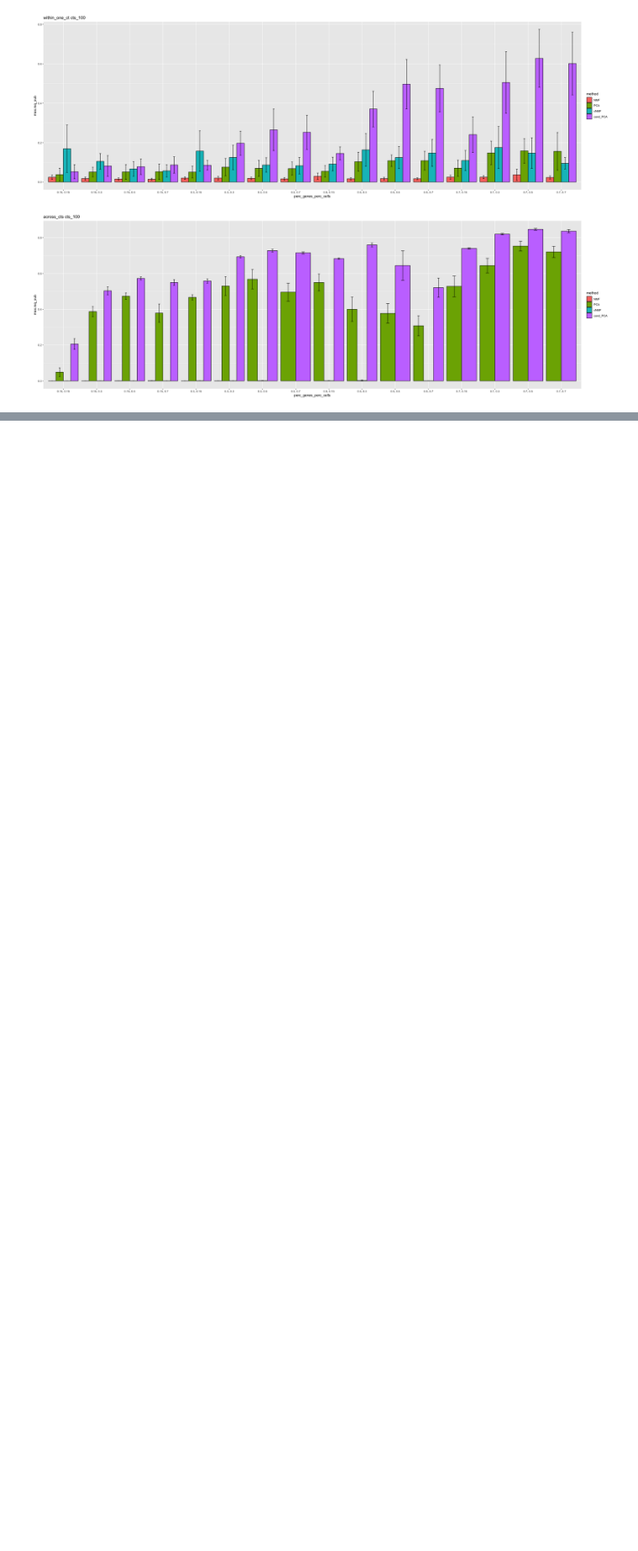
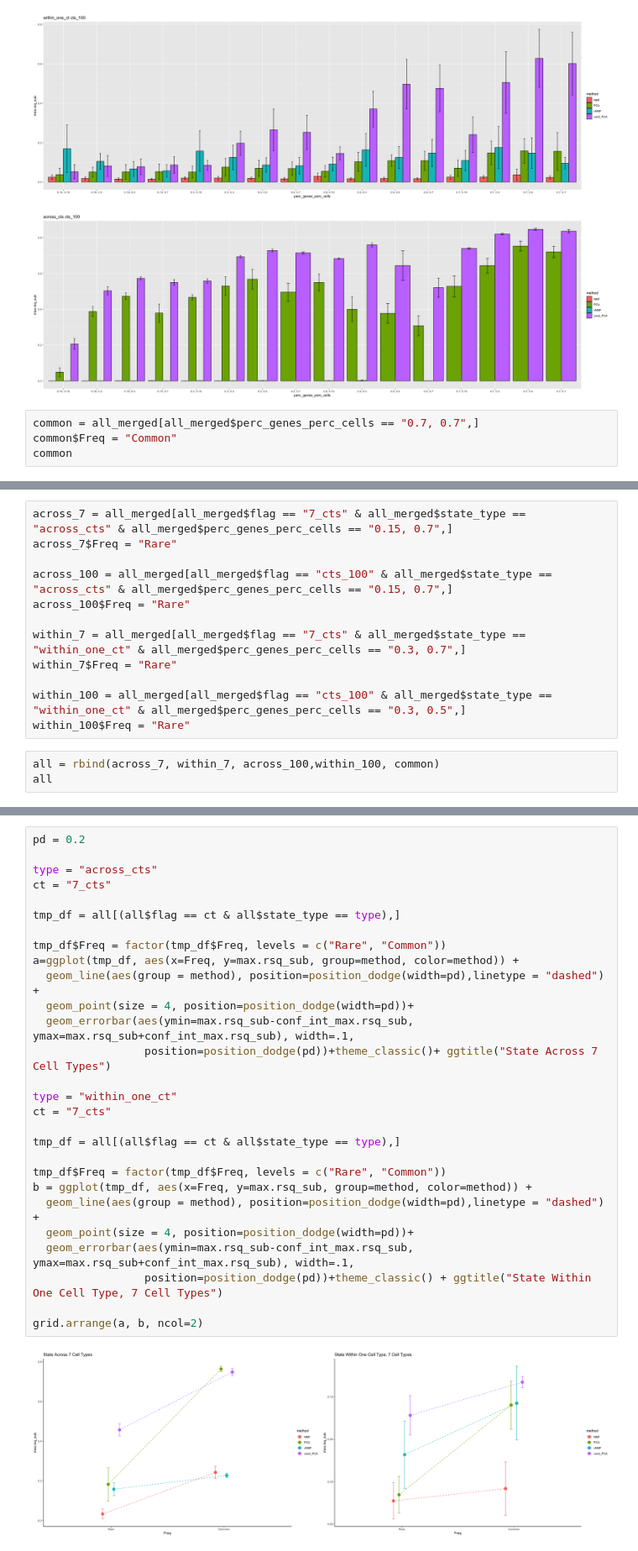
Before and after one commit to carversh/condPCA, a Jupyter notebook: ASHG/figures_for_ASHG.ipynb, the cells around one changed output, grey strips where cells are left out. Shown at 84% size. Cells and saved outputs as stored; diff of their text form; blank space fills up the shorter version.

Commit message:
adding progress for constructing graphs for simulation

```diff
--- a/ASHG/figures_for_ASHG.ipynb
+++ b/ASHG/figures_for_ASHG.ipynb
@@ -88,3 +84,7 @@ for (num_cells_ in num_cells){
 [figure]
 [figure]
 [figure]
+# %%
+common = all_merged[all_merged$perc_genes_perc_cells == "0.7, 0.7",]
+common$Freq = "Common"
+common
@@ -90,0 +109,15 @@ for (num_cells_ in num_cells){
+# %%
+across_7 = all_merged[all_merged$flag == "7_cts" & all_merged$state_type == "across_cts" & all_merged$perc_genes_perc_cells == "0.15, 0.7",]
+across_7$Freq = "Rare"
+
+across_100 = all_merged[all_merged$flag == "cts_100" & all_merged$state_type == "across_cts" & all_merged$perc_genes_perc_cells == "0.15, 0.7",]
+across_100$Freq = "Rare"
+
+within_7 = all_merged[all_merged$flag == "7_cts" & all_merged$state_type == "within_one_ct" & all_merged$perc_genes_perc_cells == "0.3, 0.7",]
+within_7$Freq = "Rare"
+
+within_100 = all_merged[all_merged$flag == "cts_100" & all_merged$state_type == "within_one_ct" & all_merged$perc_genes_perc_cells == "0.3, 0.5",]
+within_100$Freq = "Rare"
+# %%
+all = rbind(across_7, within_7, across_100,within_100, common)
+all
@@ -90,0 +144,30 @@ for (num_cells_ in num_cells){
+# %%
+pd = 0.2
+
+type = "across_cts"
+ct = "7_cts"
+
+tmp_df = all[(all$flag == ct & all$state_type == type),]
+
+tmp_df$Freq = factor(tmp_df$Freq, levels = c("Rare", "Common"))
+a=ggplot(tmp_df, aes(x=Freq, y=max.rsq_sub, group=method, color=method)) +
+  geom_line(aes(group = method), position=position_dodge(width=pd),linetype = "dashed") +
+  geom_point(size = 4, position=position_dodge(width=pd))+
+  geom_errorbar(aes(ymin=max.rsq_sub-conf_int_max.rsq_sub, ymax=max.rsq_sub+conf_int_max.rsq_sub), width=.1,
+                 position=position_dodge(pd))+theme_classic()+ ggtitle("State Across 7 Cell Types")
+
+type = "within_one_ct"
+ct = "7_cts"
+
+tmp_df = all[(all$flag == ct & all$state_type == type),]
+
+tmp_df$Freq = factor(tmp_df$Freq, levels = c("Rare", "Common"))
+b = ggplot(tmp_df, aes(x=Freq, y=max.rsq_sub, group=method, color=method)) +
+  geom_line(aes(group = method), position=position_dodge(width=pd),linetype = "dashed") +
+  geom_point(size = 4, position=position_dodge(width=pd))+
+  geom_errorbar(aes(ymin=max.rsq_sub-conf_int_max.rsq_sub, ymax=max.rsq_sub+conf_int_max.rsq_sub), width=.1,
+                 position=position_dodge(pd))+theme_classic() + ggtitle("State Within One Cell Type, 7 Cell Types")
+
+grid.arrange(a, b, ncol=2)
+# %% [output]
+[figure, added]
```
Also changed, not shown: parts of 5 cells of this notebook, 1 other file.
